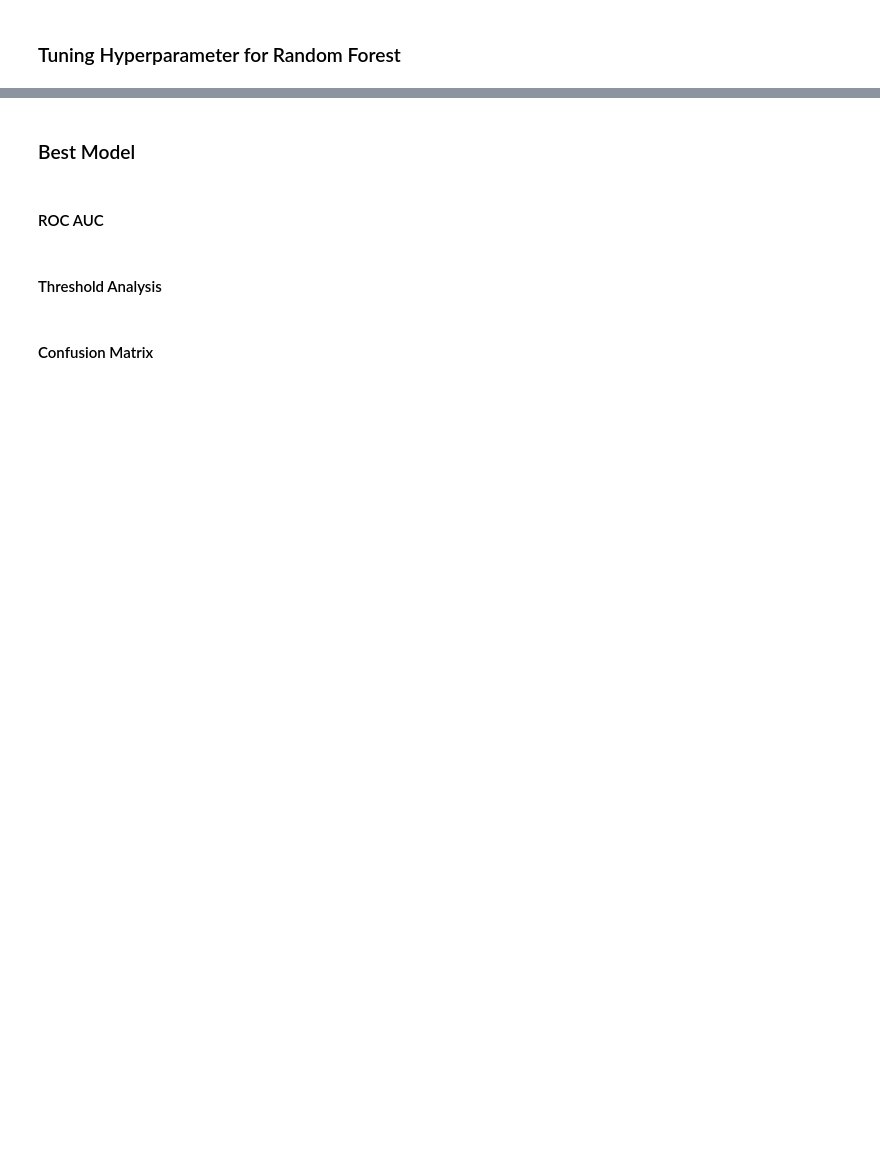
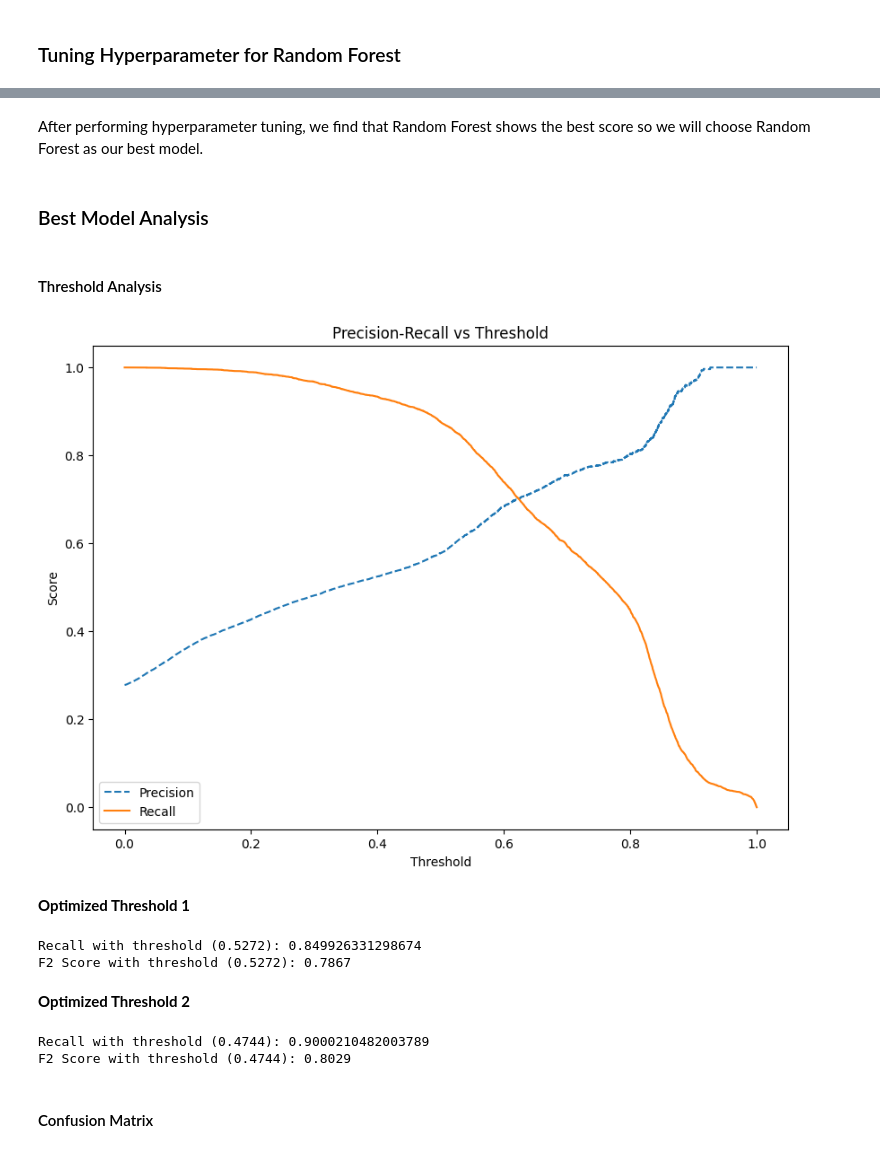
Before and after one commit to PurwadhikaDev/GammaGroup_DTI_02_FinalProject, a Jupyter notebook: Final_Project_Gamma_Team_Hotel_Booking_Demand_2_0.ipynb, the cells around one changed output, grey strips where cells are left out. Drawn from its saved outputs; the diff is of its cells as text; code cells hidden in the pictures; blank space fills up the shorter version.

```diff
--- a/Final_Project_Gamma_Team_Hotel_Booking_Demand_2_0.ipynb
+++ b/Final_Project_Gamma_Team_Hotel_Booking_Demand_2_0.ipynb
@@ -1330,11 +1433,12 @@ rf = RandomForestClassifier()
 
 # Define hyperparameter grid
 rf_param_grid = {
-    'n_estimators': [50, 100, 200, 300, 500],
+    'n_estimators': np.arange(100, 501, 100),
     'max_depth': [None, 10, 20, 30, 40],
     'min_samples_split': [2, 5, 10],
     'min_samples_leaf': [1, 2, 4],
-    'bootstrap': [True, False]
+    'bootstrap': [True, False],
+    'max_features':['log2', 'sqrt', None]
 }
 
 pipeline = ImbPipeline([
@@ -1360,7 +1464,6 @@ rf_best_score = rf_tuned.best_score_
 rf_y_pred = rf_tuned.predict(X_test)
 rf_f2_test = fbeta_score(y_test, rf_y_pred, beta=2)
 
-
 print("Best Parameters:", rf_best_params)
 print("Best F2-Score:", rf_best_score)
 print("F2 Test Score:", rf_f2_test)
@@ -1368,4 +1496,4 @@ print(classification_report(y_test, rf_y_pred))
+# %% [markdown]
+After performing hyperparameter tuning, we find that Random Forest shows the best score so we will choose Random Forest as our best model.
 # %% [markdown]
-### Best Model
+### Best Model Analysis
-# %% [markdown]
-#### ROC AUC
@@ -1394,23 +1500,20 @@ plot_roc_auc(models, X_train, X_test, y_train, y_test)
 # %% [markdown]
 #### Threshold Analysis
 # %%
-def threshold_analysis(model, X_train, X_test, y_train, y_test):
-    pipeline = Pipeline([
-        ("preprocessor", preprocessor),
-        ("classifier", model)
-    ])
-    pipeline.fit(X_train, y_train)
-    y_proba = pipeline.predict_proba(X_test)[:, 1]
+def threshold_analysis(model, X_test, y_test):
+    y_proba = model.predict_proba(X_test)[:, 1]
+
     precision, recall, thresholds = precision_recall_curve(y_test, y_proba)
 
     plt.figure(figsize=(10, 7))
     plt.plot(thresholds, precision[:-1], label="Precision", linestyle="--")
     plt.plot(thresholds, recall[:-1], label="Recall")
     plt.xlabel("Threshold")
     plt.ylabel("Score")
     plt.title("Precision-Recall vs Threshold")
     plt.legend()
     plt.show()
 
-# threshold analysis
-threshold_analysis(models["Random Forest"], X_train, X_test, y_train, y_test)
+threshold_analysis(rf_tuned.best_estimator_, X_test, y_test)
+# %% [output]
+[figure, added]
@@ -1417,2 +1532,34 @@ threshold_analysis(models["Random Forest"], X_train, X_test, y_train, y_test)
+# %% [markdown]
+**Optimized Threshold 1**
+# %%
+optimized_threshold_1 = threshold_for_recall(rf_tuned.best_estimator_, X_test, y_test, target_recall=0.85)
+
+y_proba_1 = rf_tuned.best_estimator_.predict_proba(X_test)[:, 1]
+
+y_pred_custom_threshold_1 = (y_proba_1 >= optimized_threshold_1).astype(int)
+
+print(f"Recall with threshold ({optimized_threshold_1:.4f}): {recall_score(y_test, y_pred_custom_threshold_1)}")
+
+f2_custom_threshold_1 = fbeta_score(y_test, y_pred_custom_threshold_1, beta=2)
+print(f"F2 Score with threshold ({optimized_threshold_1:.4f}): {f2_custom_threshold_1:.4f}")
+# %% [output]
+Recall with threshold (0.5272): 0.849926331298674
+F2 Score with threshold (0.5272): 0.7867
+# %% [markdown]
+**Optimized Threshold 2**
+# %%
+optimized_threshold_2 = threshold_for_recall(rf_tuned.best_estimator_, X_test, y_test, target_recall=0.9)
+
+y_proba_2 = rf_tuned.best_estimator_.predict_proba(X_test)[:, 1]
+
+y_pred_custom_threshold_2 = (y_proba_2 >= optimized_threshold_2).astype(int)
+
+print(f"Recall with threshold ({optimized_threshold_2:.4f}): {recall_score(y_test, y_pred_custom_threshold_2)}")
+
+f2_custom_threshold_2 = fbeta_score(y_test, y_pred_custom_threshold_2, beta=2)
+print(f"F2 Score with threshold ({optimized_threshold_2:.4f}): {f2_custom_threshold_2:.4f}")
+# %% [output]
+Recall with threshold (0.4744): 0.9000210482003789
+F2 Score with threshold (0.4744): 0.8029
 # %% [markdown]
 #### Confusion Matrix
```
Also changed, not shown: parts of 48 cells of this notebook.
